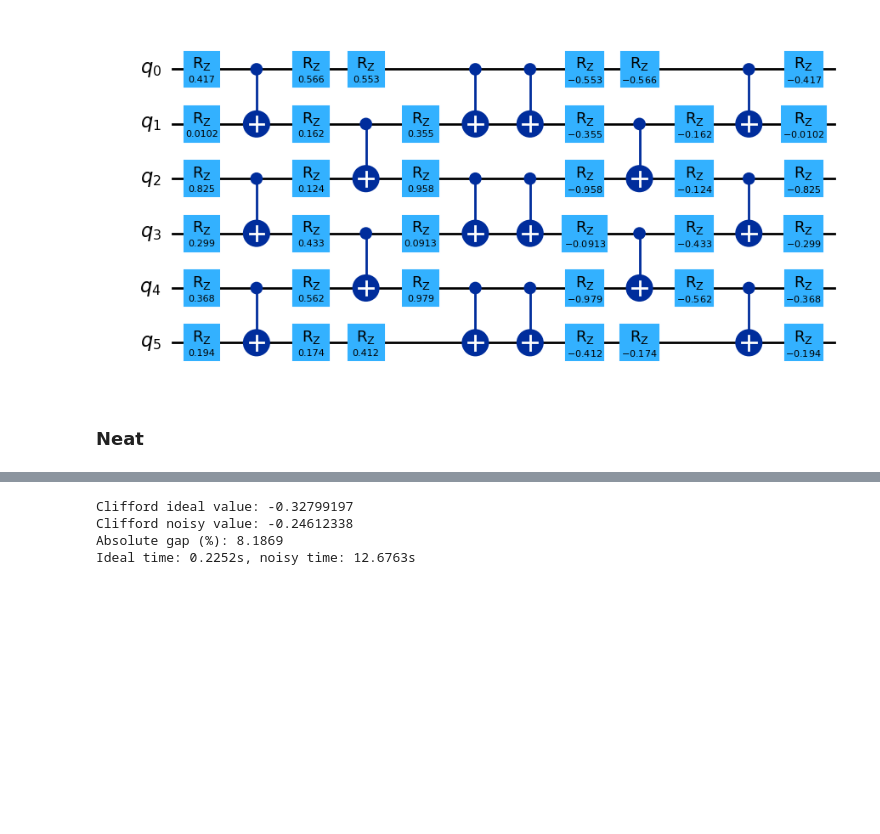
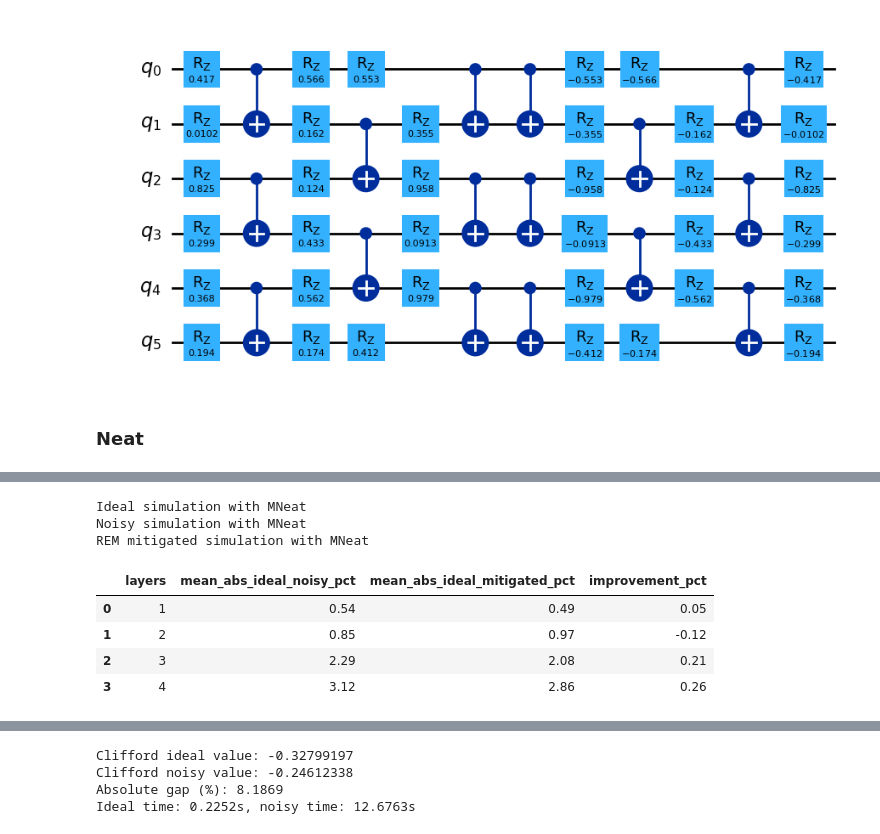
Before and after one commit to GibboSan/easy-q, a Jupyter notebook: quantum_optimization/playground.ipynb, the cells around one changed output, grey strips where cells are left out. Drawn from its saved outputs; the diff is of its cells as text; code cells hidden in the pictures; blank space fills up the shorter version.

```diff
--- a/quantum_optimization/playground.ipynb
+++ b/quantum_optimization/playground.ipynb
@@ -484,0 +407,42 @@ display(summary_df)
+# %%
+print('Ideal simulation with MNeat')
+toy_mneat_ideal = mneat.ideal_sim(toy_clifford_pubs, cliffordize=False, seed_simulator=seed)
+
+print('Noisy simulation with MNeat')
+toy_mneat_noisy = mneat.noisy_sim(toy_clifford_pubs, cliffordize=False, seed_simulator=seed)
+
+print('REM mitigated simulation with MNeat')
+toy_mneat_rem = mneat.mitigated_sim(
+    toy_clifford_pubs,
+    technique='rem',
+    cliffordize=False,
+    seed_simulator=seed,
+    execution_mode='sampler'
+)
+
+toy_mneat_rem_df = pd.DataFrame(
+    [
+        {
+            'layers': idx,
+            'mean_abs_ideal_noisy_pct': round(float(np.mean(np.abs(ideal_res.vals - noisy_res.vals)) * 100.0), 2),
+            'mean_abs_ideal_mitigated_pct': round(float(np.mean(np.abs(ideal_res.vals - mit_res.vals)) * 100.0), 2),
+        }
+        for idx, (ideal_res, noisy_res, mit_res) in enumerate(
+            zip(toy_mneat_ideal, toy_mneat_noisy, toy_mneat_rem), start=1
+        )
+    ]
+)
+toy_mneat_rem_df['improvement_pct'] = (
+    toy_mneat_rem_df['mean_abs_ideal_noisy_pct']
+    - toy_mneat_rem_df['mean_abs_ideal_mitigated_pct']
+)
+display(toy_mneat_rem_df)
+# %% [output]
+Ideal simulation with MNeat
+Noisy simulation with MNeat
+REM mitigated simulation with MNeat
+|  | layers | mean_abs_ideal_noisy_pct | mean_abs_ideal_mitigated_pct | improvement_pct |
+| 0 | 1 | 0.54 | 0.49 | 0.05 |
+| 1 | 2 | 0.85 | 0.97 | -0.12 |
+| 2 | 3 | 2.29 | 2.08 | 0.21 |
+| 3 | 4 | 3.12 | 2.86 | 0.26 |
```
Also changed, not shown: parts of 21 cells of this notebook, 1 other file.
